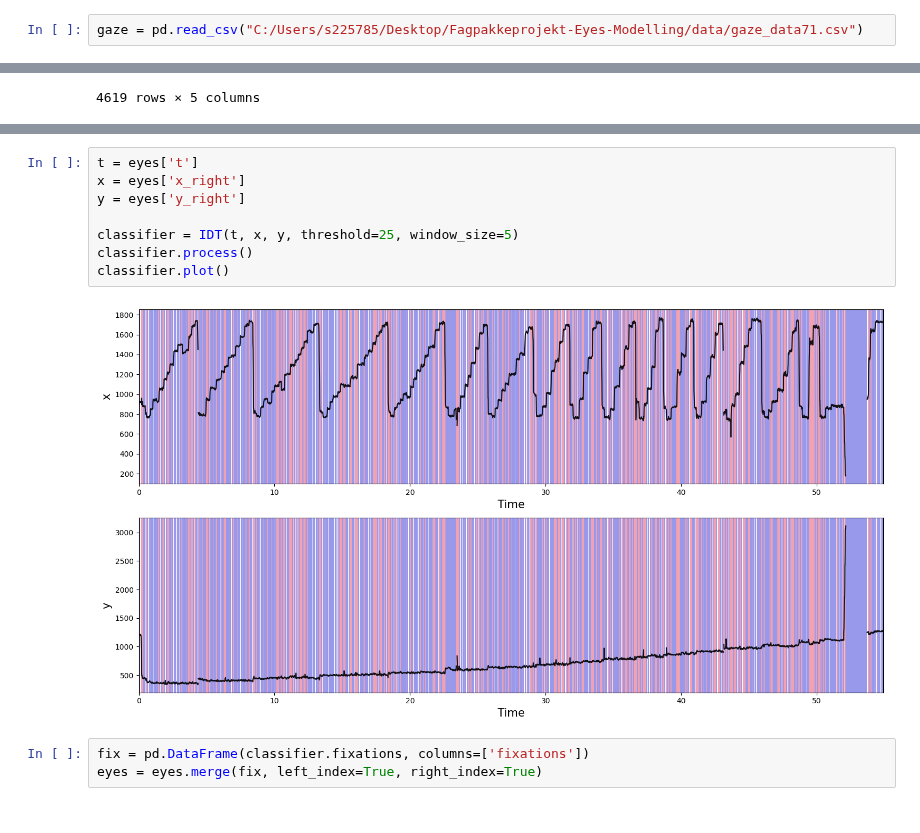
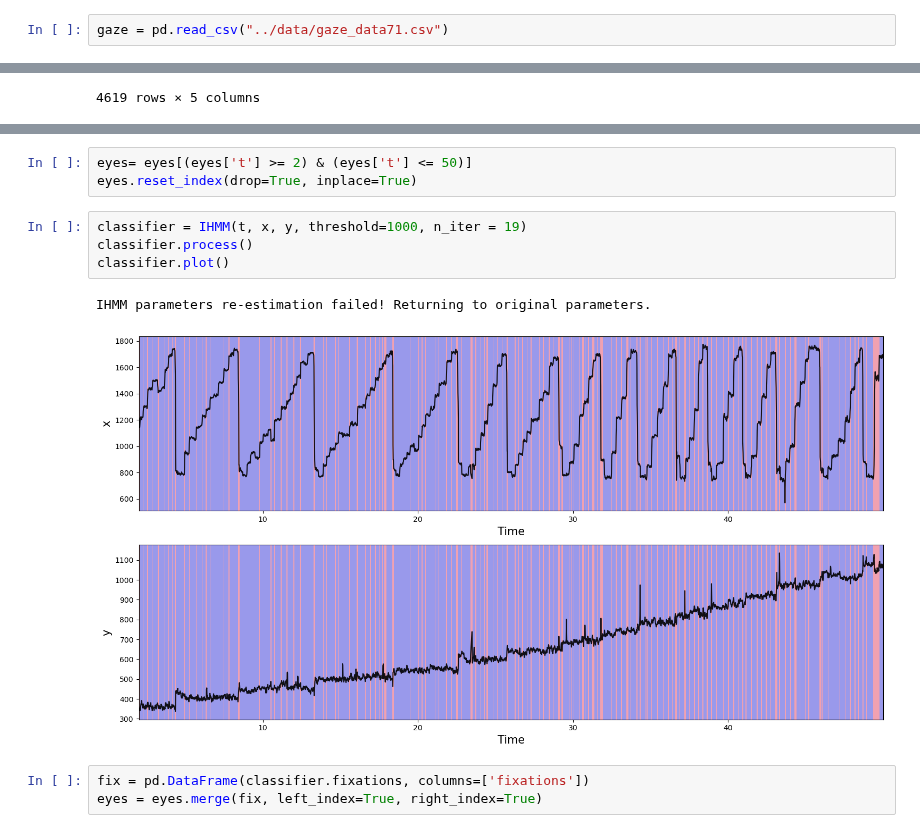
Before and after one commit to slayervictor/Fagpakkeprojekt-Eyes-Modelling, a Jupyter notebook: IDT/realtest.ipynb, the cells around one changed output, grey strips where cells are left out. Cells and saved outputs as stored; diff of their text form.

```diff
--- a/IDT/realtest.ipynb
+++ b/IDT/realtest.ipynb
@@ -7,7 +8,7 @@ import numpy as np
 import matplotlib.pyplot as plt
 import warnings
 # %%
-gaze = pd.read_csv("C:/Users/s225785/Desktop/Fagpakkeprojekt-Eyes-Modelling/data/gaze_data71.csv")
+gaze = pd.read_csv("../data/gaze_data71.csv")
 # %%
 warnings.filterwarnings('ignore')
 t = gaze['device_time_stamp']
@@ -72,13 +75,13 @@ plt.show()
+# %%
+eyes= eyes[(eyes['t'] >= 2) & (eyes['t'] <= 50)]
+eyes.reset_index(drop=True, inplace=True)
 # %%
-t = eyes['t']
-x = eyes['x_right']
-y = eyes['y_right']
-
-classifier = IDT(t, x, y, threshold=25, window_size=5)
+classifier = IHMM(t, x, y, threshold=1000, n_iter = 19)
 classifier.process()
 classifier.plot()
 # %% [output]
+IHMM parameters re-estimation failed! Returning to original parameters.
-[figure, old version]
+[figure, new version]
 # %%
 fix = pd.DataFrame(classifier.fixations, columns=['fixations'])
 eyes = eyes.merge(fix, left_index=True, right_index=True)
```
Also changed, not shown: parts of 6 cells of this notebook.
